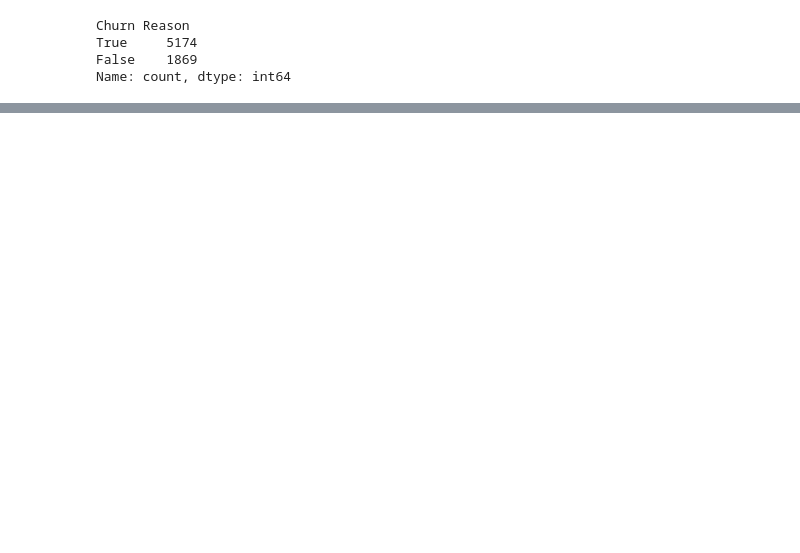
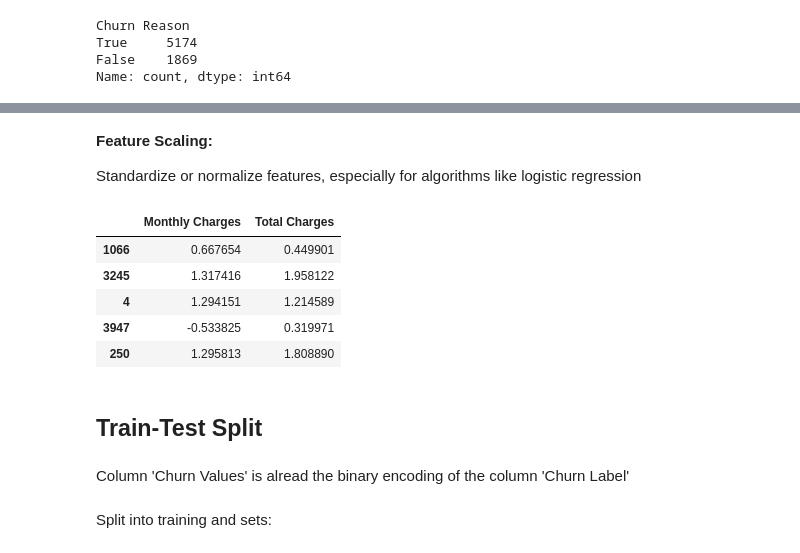
Before and after one commit to CC-Sev/Project_Telco, a Jupyter notebook: main.ipynb, the cells around one changed output, grey strips where cells are left out. Cells and saved outputs as stored; diff of their text form; code cells hidden in the pictures; blank space fills up the shorter version.

```diff
--- a/main.ipynb
+++ b/main.ipynb
@@ -96,0 +214,18 @@ Name: count, dtype: int64
+# %% [markdown]
+**Feature Scaling:**
+
+Standardize or normalize features, especially for algorithms like logistic regression
+# %%
+scaler = StandardScaler()
+df_one_encoding[['Monthly Charges', 'Total Charges']] = scaler.fit_transform(df_one_encoding[['Monthly Charges', 'Total Charges']])
+# %%
+df_one_encoding[['Monthly Charges','Total Charges']].sample(5)
+# %% [output]
+|  | Monthly Charges | Total Charges |
+| 1066 | 0.667654 | 0.449901 |
+| 3245 | 1.317416 | 1.958122 |
+| 4 | 1.294151 | 1.214589 |
+| 3947 | -0.533825 | 0.319971 |
+| 250 | 1.295813 | 1.808890 |
+# %% [markdown]
+## Train-Test Split
@@ -96,0 +237,4 @@ Name: count, dtype: int64
+# %% [markdown]
+Column 'Churn Values' is alread the binary encoding of the column 'Churn Label'
+# %% [markdown]
+Split into training and sets:
```
Also changed, not shown: parts of 24 cells of this notebook.
